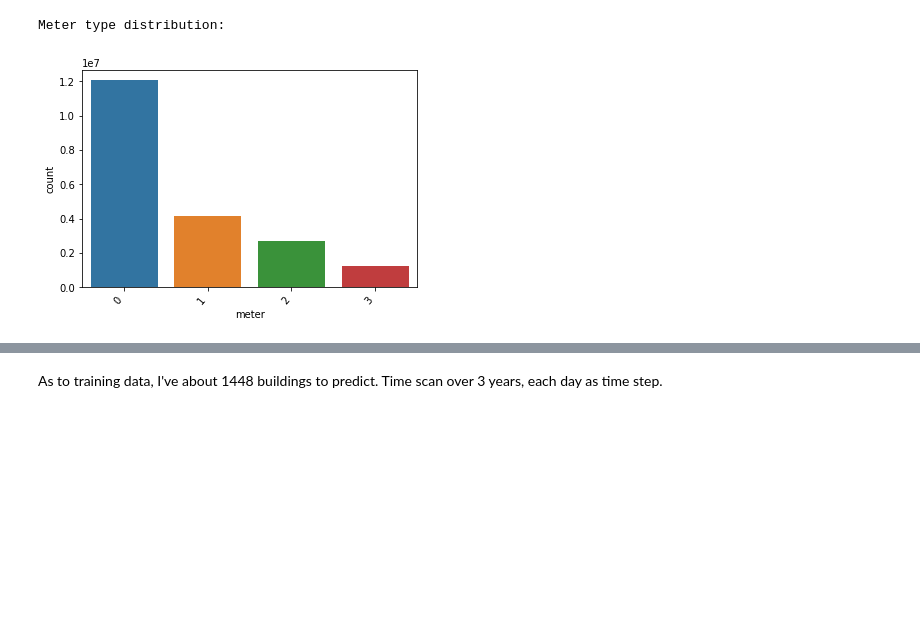
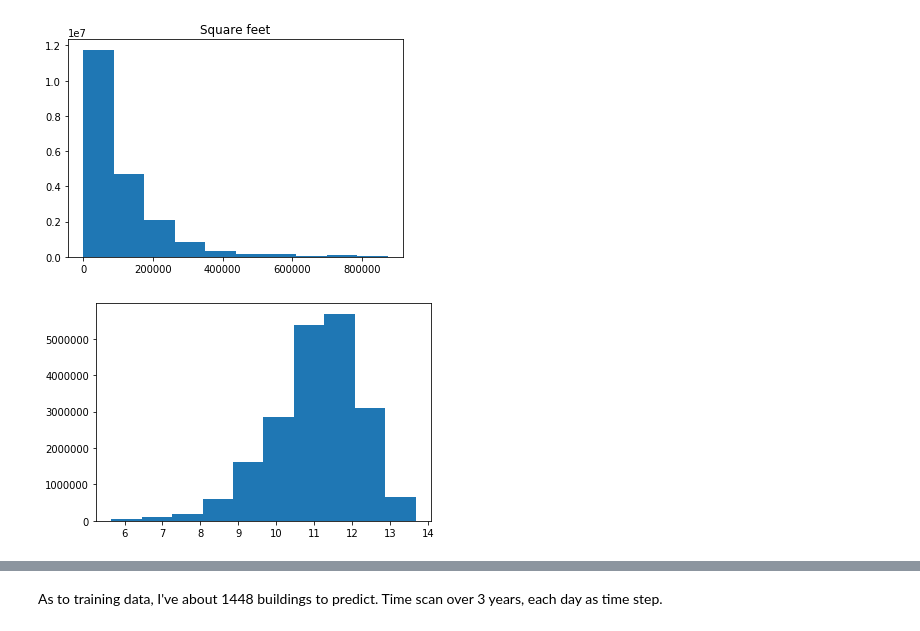
Before and after one commit to laurence-lin/Kaggle_competition, a Jupyter notebook: Ashrae_predict.ipynb, the cells around one changed output, grey strips where cells are left out. Cells and saved outputs as stored; diff of their text form; code cells hidden in the pictures; blank space fills up the shorter version.

```diff
--- a/Ashrae_predict.ipynb
+++ b/Ashrae_predict.ipynb
@@ -182,34 +182,47 @@ def plot_dist_curve(column):
 
 #plot_dist_curve('air_temperature')
 
 # Outlier distribution
 # Should detect outlier and abandon the outliers from dataset
 # Outlier: the outlier of (mean value of all meter readings along the timestamp)
 fig1, ax1 = plt.subplots()
 y_mean_eachtime = train.groupby('timestamp').meter_reading.mean() # plot the mean value of all meter sensors in each time date
 print(type(y_mean_eachtime))
 #plt.plot(y_mean_eachtime.values)
 y_mean_eachtime.plot(figsize = (20, 8), ax = ax1)
 
 y_mean_eachtime.rolling(window = 10).std().plot(figsize = (20, 8))
 ax1.axhline(y = .009, color = 'red')
 ax1.legend(['Mean value of meter_reading each date', 'std of 10 date', 'horizontal'])
 '''
-
-
+'''
 #print(weather_train.isnull().sum())
 #print(building.isnull().sum())
 temp = train.merge(building, on = 'building_id', how = 'left')
 show = temp.groupby('primary_use').size().reset_index(name = 'count')
 plt.figure()
 ax = sns.barplot(show['primary_use'], show['count'])
 ax.set_xticklabels(ax.get_xticklabels(), rotation = 50, ha = 'right')
 del temp
 
 print('Meter type distribution: ')
 show_ = train.groupby('meter').size().reset_index(name = 'count')
 plt.figure(2)
 ax2 = sns.barplot(show_['meter'], show_['count'])
+'''
+
+#temp = train.merge(building, on = 'building_id', how = 'left')
+#temp = temp.merge(weather_train, on = ['site_id', 'timestamp'], how = 'left')
+plt.figure(1)
+plt.hist(temp['square_feet'])
+plt.title('Square feet')
+
+square_ = np.log1p(temp['square_feet'])
+plt.figure(2)
+plt.hist(square_)
+
+
+plt.show()
 # %% [output]
-Meter type distribution:
-[figure, old version]
+[figure, new version]
+[figure, added]
```
Also changed, not shown: parts of 5 cells of this notebook.
